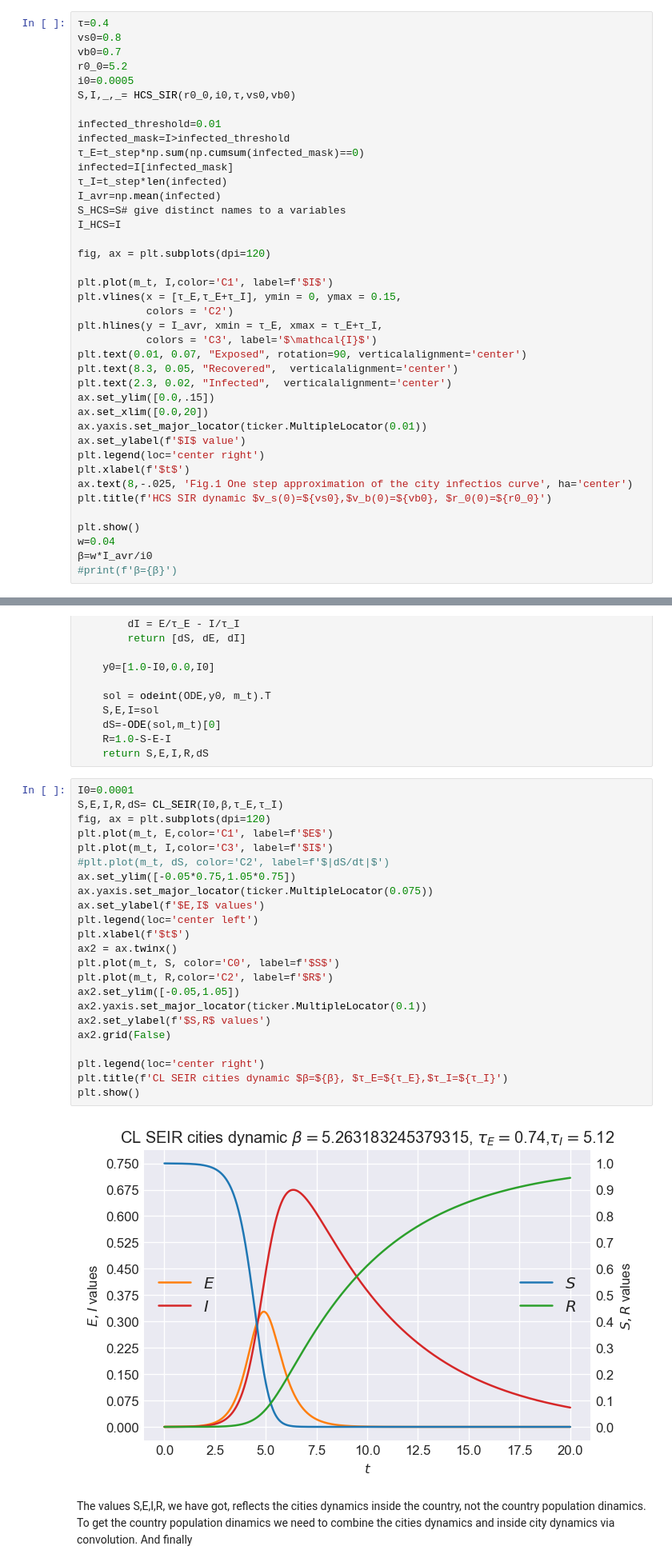
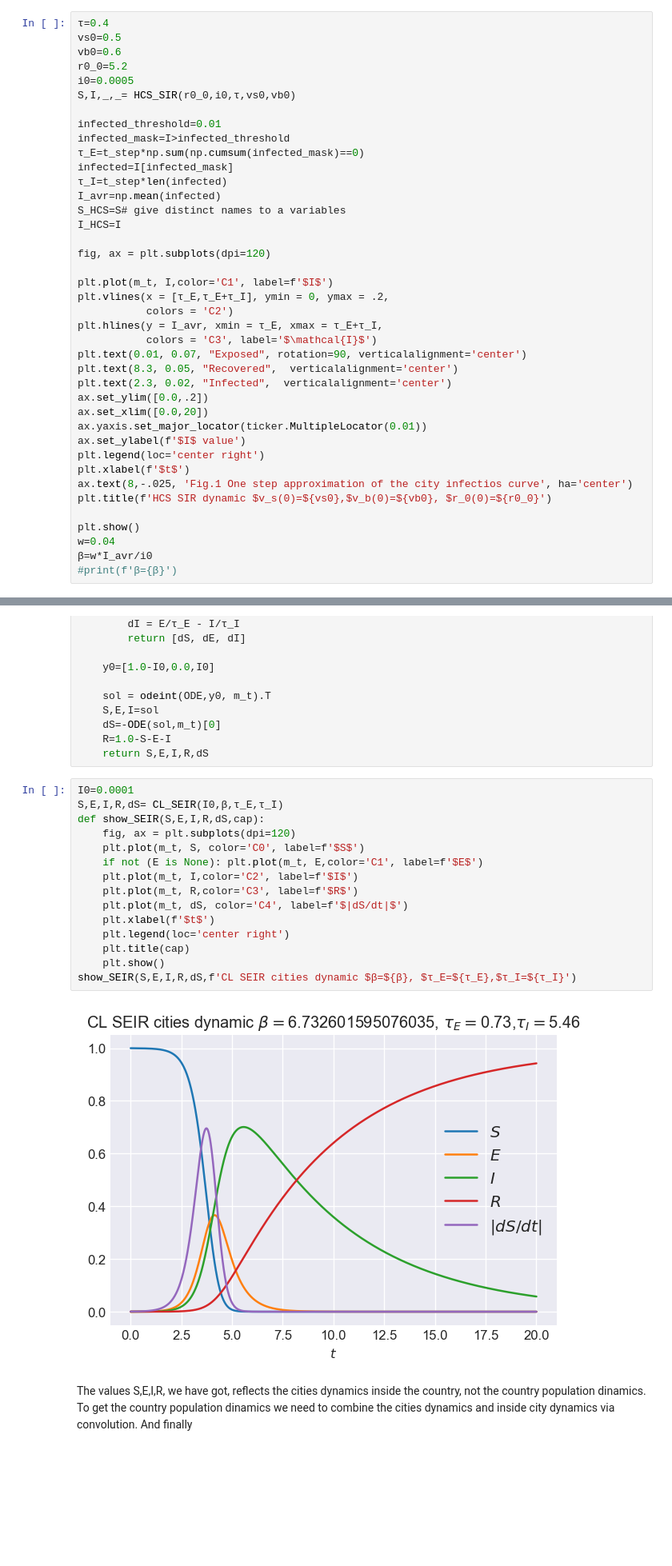
Before and after one commit to ivvaan/A-disease-spread-inhomogeneous-models, a Jupyter notebook: country_level_spread_dynamics.ipynb, the cells around one changed output, grey strips where cells are left out. Shown at 80% size. Cells and saved outputs as stored; diff of their text form; blank space fills up the shorter version.

```diff
--- a/country_level_spread_dynamics.ipynb
+++ b/country_level_spread_dynamics.ipynb
@@ -101,8 +101,8 @@ def HCS_SIR(r0_0,I0,τ,vs0,vb0):
     return S,I,A,dS
 # %%
 τ=0.4
-vs0=0.8
-vb0=0.7
+vs0=0.5
+vb0=0.6
 r0_0=5.2
 i0=0.0005
 S,I,_,_= HCS_SIR(r0_0,i0,τ,vs0,vb0)
@@ -119,14 +119,14 @@ I_HCS=I
 fig, ax = plt.subplots(dpi=120)
 
 plt.plot(m_t, I,color='C1', label=f'$I$')
-plt.vlines(x = [τ_E,τ_E+τ_I], ymin = 0, ymax = 0.15,
+plt.vlines(x = [τ_E,τ_E+τ_I], ymin = 0, ymax = .2,
            colors = 'C2')
 plt.hlines(y = I_avr, xmin = τ_E, xmax = τ_E+τ_I,
            colors = 'C3', label='$\mathcal{I}$')
 plt.text(0.01, 0.07, "Exposed", rotation=90, verticalalignment='center')
 plt.text(8.3, 0.05, "Recovered",  verticalalignment='center')
 plt.text(2.3, 0.02, "Infected",  verticalalignment='center')
-ax.set_ylim([0.0,.15])
+ax.set_ylim([0.0,.2])
 ax.set_xlim([0.0,20])
 ax.yaxis.set_major_locator(ticker.MultipleLocator(0.01))
 ax.set_ylabel(f'$I$ value')
@@ -166,28 +166,20 @@ def CL_SEIR(I0,β,τ_E,τ_I):
 # %%
 I0=0.0001
 S,E,I,R,dS= CL_SEIR(I0,β,τ_E,τ_I)
-fig, ax = plt.subplots(dpi=120)
-plt.plot(m_t, E,color='C1', label=f'$E$')
-plt.plot(m_t, I,color='C3', label=f'$I$')
-#plt.plot(m_t, dS, color='C2', label=f'$|dS/dt|$')
-ax.set_ylim([-0.05*0.75,1.05*0.75])
-ax.yaxis.set_major_locator(ticker.MultipleLocator(0.075))
-ax.set_ylabel(f'$E,I$ values')
-plt.legend(loc='center left')
-plt.xlabel(f'$t$')
-ax2 = ax.twinx()
-plt.plot(m_t, S, color='C0', label=f'$S$')
-plt.plot(m_t, R,color='C2', label=f'$R$')
-ax2.set_ylim([-0.05,1.05])
-ax2.yaxis.set_major_locator(ticker.MultipleLocator(0.1))
-ax2.set_ylabel(f'$S,R$ values')
-ax2.grid(False)
-
-plt.legend(loc='center right')
-plt.title(f'CL SEIR cities dynamic $β=${β}, $τ_E=${τ_E},$τ_I=${τ_I}')
-plt.show()
+def show_SEIR(S,E,I,R,dS,cap):
+    fig, ax = plt.subplots(dpi=120)
+    plt.plot(m_t, S, color='C0', label=f'$S$')
+    if not (E is None): plt.plot(m_t, E,color='C1', label=f'$E$')
+    plt.plot(m_t, I,color='C2', label=f'$I$')
+    plt.plot(m_t, R,color='C3', label=f'$R$')
+    plt.plot(m_t, dS, color='C4', label=f'$|dS/dt|$')
+    plt.xlabel(f'$t$')
+    plt.legend(loc='center right')
+    plt.title(cap)
+    plt.show()
+show_SEIR(S,E,I,R,dS,f'CL SEIR cities dynamic $β=${β}, $τ_E=${τ_E},$τ_I=${τ_I}')
 # %% [output]
-[figure, old version]
+[figure, new version]
 # %% [markdown]
 The values S,E,I,R, we have got, reflects the cities dynamics inside the country, not the country population dinamics. To get the country population dinamics we need to combine the cities dynamics and inside city dynamics via convolution. And finally
 # %%
```
Also changed, not shown: parts of 12 cells of this notebook.
